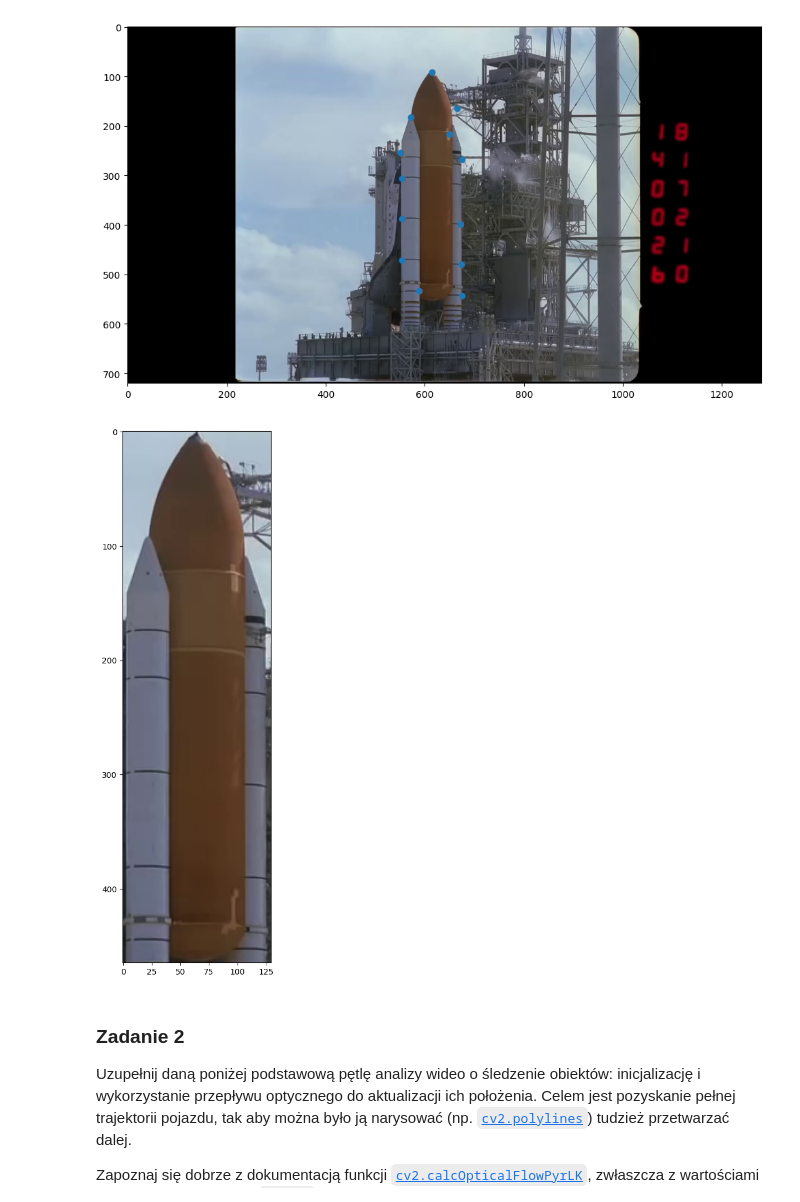
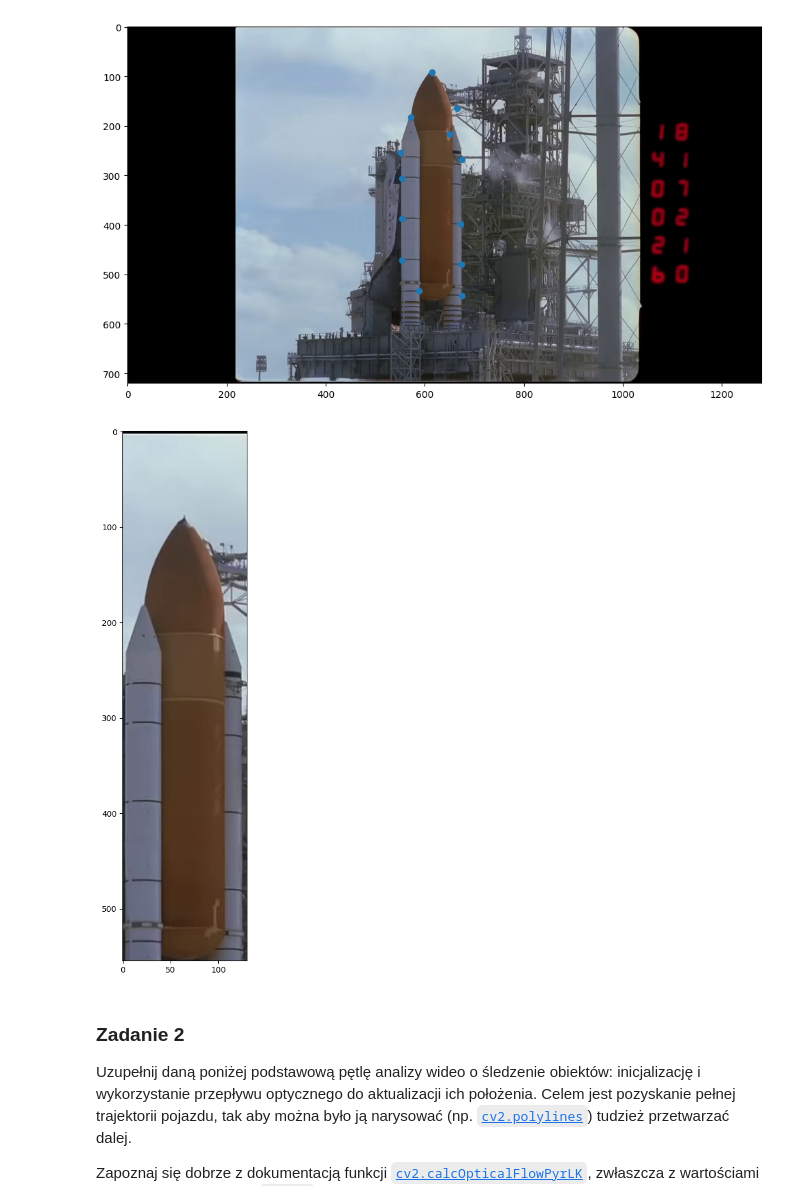
Before and after one commit to WitoldFracek/AiPOiV, a Jupyter notebook: Lab8/Lab8.2_zadanie.ipynb, the cells around one changed output. Cells and saved outputs as stored; diff of their text form; code cells hidden in the pictures.

```diff
--- a/Lab8/Lab8.2_zadanie.ipynb
+++ b/Lab8/Lab8.2_zadanie.ipynb
@@ -90,13 +110,13 @@ ax.scatter(features[..., 0], features[..., 1]);
 # %%
 source = cv2.VideoCapture('./data/shuttle.mp4')
 status, frame = source.read()
-frame = frame[90:-165, 550:-600]
+frame = frame[:-165, 550:-600]
 source.release()
 
 rgb = cv2.cvtColor(frame, cv2.COLOR_BGR2RGB)
 gray = cv2.cvtColor(frame, cv2.COLOR_BGR2GRAY)
 
 fig, ax = plt.subplots(1, 1, figsize=(12,12))
 ax.imshow(rgb);
 # %% [output]
-[figure, old version]
+[figure, new version]
```
Also changed, not shown: parts of 10 cells of this notebook.
